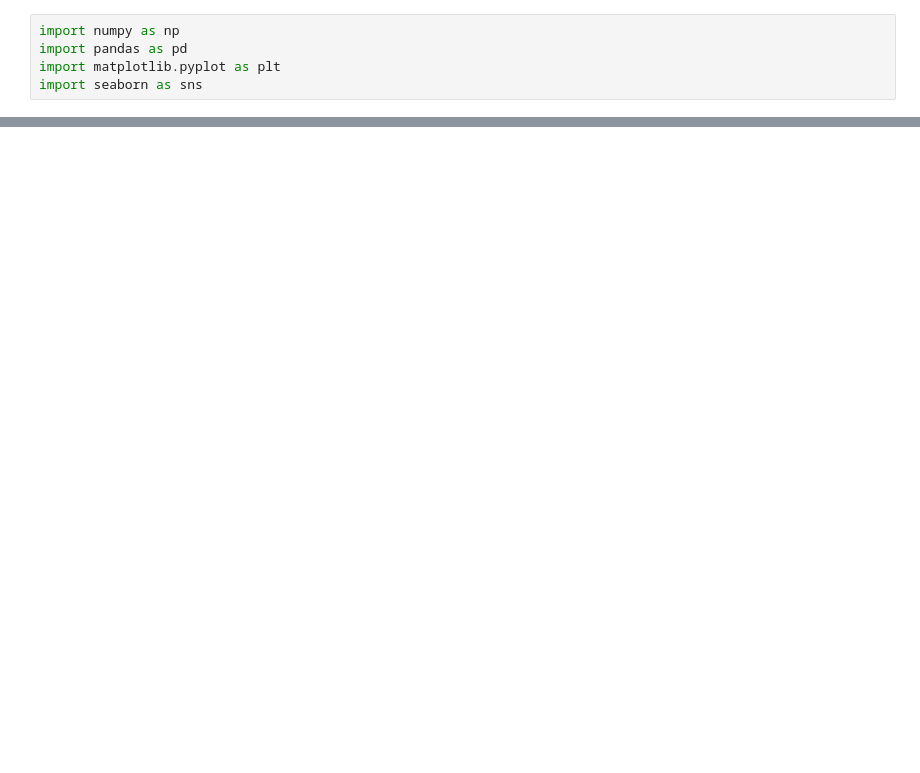
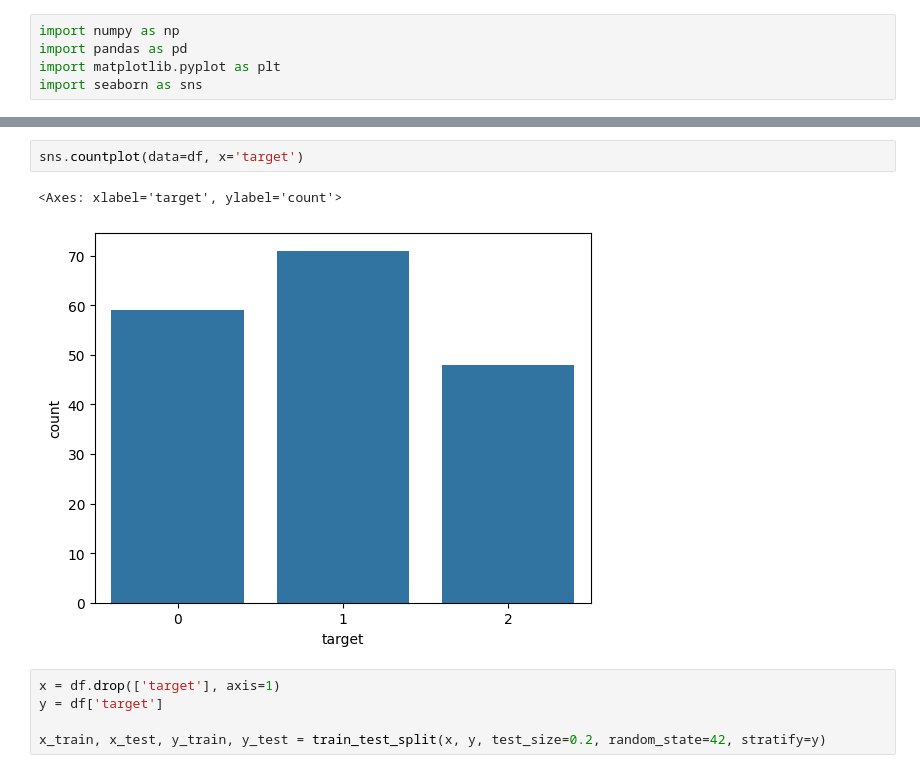
Before and after one commit to gh-nafiz-mahmud/Phitron_AI_ML_Batch_02, a Jupyter notebook: Machine learning/Week-04/Module-16/knn_algo.ipynb, the cells around one changed output, grey strips where cells are left out. Saved outputs shown, nothing was run; the diff lists cells and outputs as text; blank space fills up the shorter version.

```diff
--- a/Machine learning/Week-04/Module-16/knn_algo.ipynb
+++ b/Machine learning/Week-04/Module-16/knn_algo.ipynb
@@ -26,0 +65,10 @@ df.sample(10)
+# %%
+sns.countplot(data=df, x='target')
+# %% [output]
+<Axes: xlabel='target', ylabel='count'>
+[figure, added]
+# %%
+x = df.drop(['target'], axis=1)
+y = df['target']
+
+x_train, x_test, y_train, y_test = train_test_split(x, y, test_size=0.2, random_state=42, stratify=y)
```
Also changed, not shown: parts of 10 cells of this notebook.
